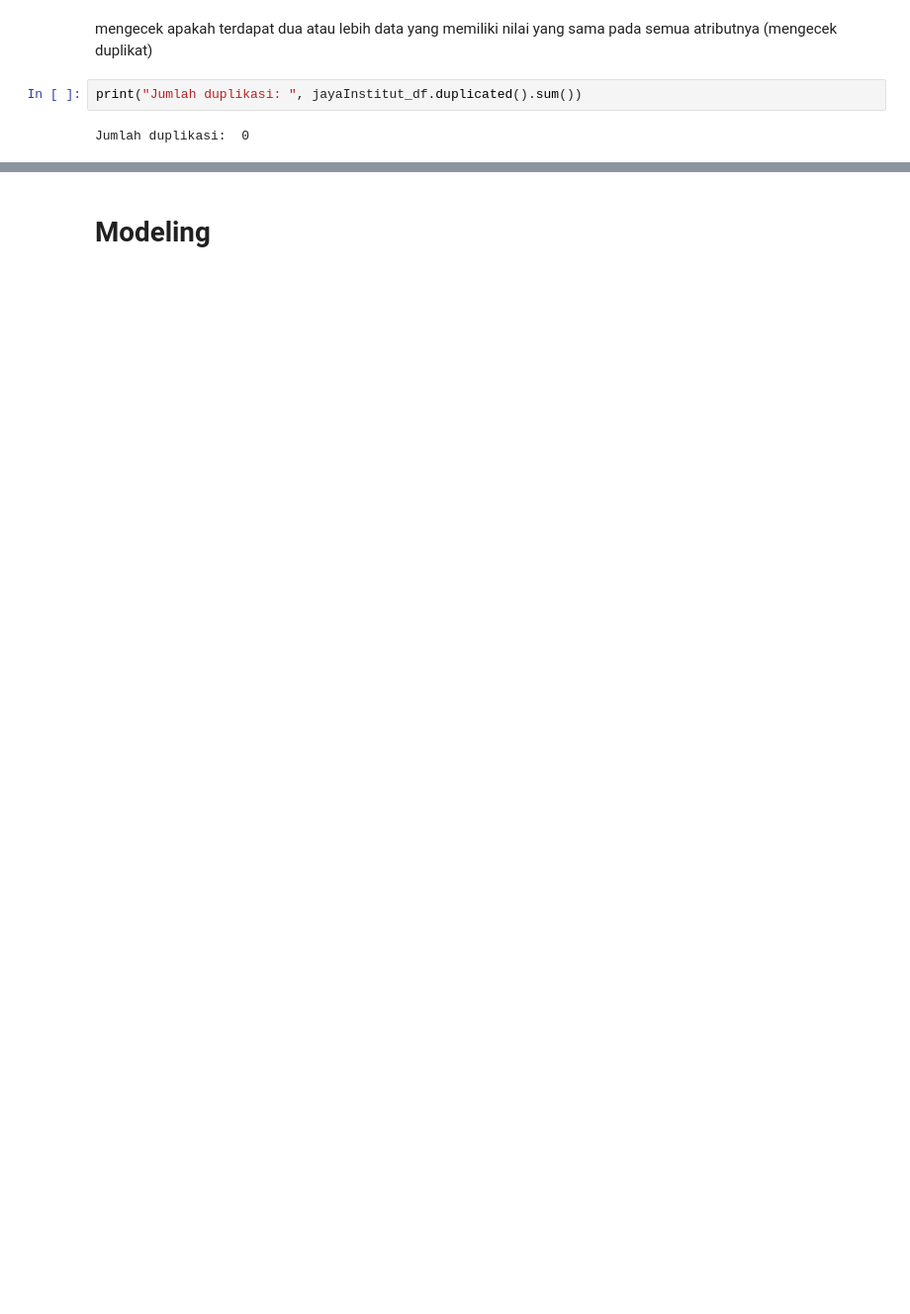
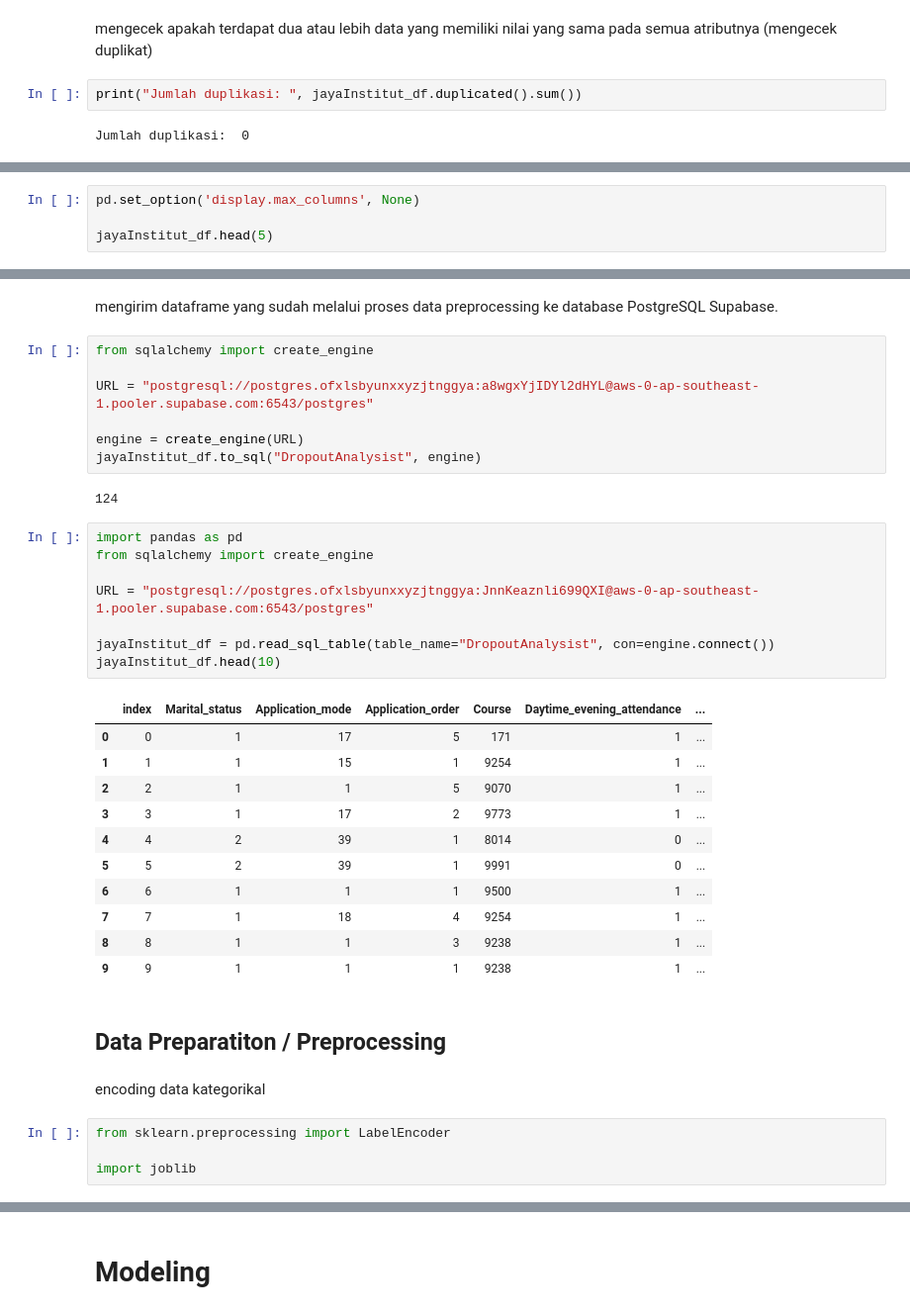
Before and after one commit to ImamSyabana/penerapan_DataScience_final, a Jupyter notebook: Final_submisi_penerapan_dataScience.ipynb, the cells around one changed output, grey strips where cells are left out. Shown at 99% size. Drawn from its saved outputs; the diff is of its cells as text; blank space fills up the shorter version.

```diff
--- a/Final_submisi_penerapan_dataScience.ipynb
+++ b/Final_submisi_penerapan_dataScience.ipynb
@@ -356,0 +199,4 @@ numerical_dis_plot(
+# %%
+pd.set_option('display.max_columns', None)
+
+jayaInstitut_df.head(5)
@@ -356,0 +263,39 @@ numerical_dis_plot(
+# %% [markdown]
+mengirim dataframe yang sudah melalui proses data preprocessing ke database PostgreSQL Supabase.
+# %%
+from sqlalchemy import create_engine
+
+URL = "postgresql://postgres.ofxlsbyunxxyzjtnggya:a8wgxYjIDYl2dHYL@aws-0-ap-southeast-1.pooler.supabase.com:6543/postgres"
+
+engine = create_engine(URL)
+jayaInstitut_df.to_sql("DropoutAnalysist", engine)
+# %% [output]
+124
+# %%
+import pandas as pd
+from sqlalchemy import create_engine
+
+URL = "postgresql://postgres.ofxlsbyunxxyzjtnggya:JnnKeaznli699QXI@aws-0-ap-southeast-1.pooler.supabase.com:6543/postgres"
+
+jayaInstitut_df = pd.read_sql_table(table_name="DropoutAnalysist", con=engine.connect())
+jayaInstitut_df.head(10)
+# %% [output]
+|  | index | Marital_status | Application_mode | Application_order | Course | Daytime_evening_attendance | ... |
+| 0 | 0 | 1 | 17 | 5 | 171 | 1 | ... |
+| 1 | 1 | 1 | 15 | 1 | 9254 | 1 | ... |
+| 2 | 2 | 1 | 1 | 5 | 9070 | 1 | ... |
+| 3 | 3 | 1 | 17 | 2 | 9773 | 1 | ... |
+| 4 | 4 | 2 | 39 | 1 | 8014 | 0 | ... |
+| 5 | 5 | 2 | 39 | 1 | 9991 | 0 | ... |
+| 6 | 6 | 1 | 1 | 1 | 9500 | 1 | ... |
+| 7 | 7 | 1 | 18 | 4 | 9254 | 1 | ... |
+| 8 | 8 | 1 | 1 | 3 | 9238 | 1 | ... |
+| 9 | 9 | 1 | 1 | 1 | 9238 | 1 | ... |
+# %% [markdown]
+## Data Preparatiton / Preprocessing
+# %% [markdown]
+encoding data kategorikal
+# %%
+from sklearn.preprocessing import LabelEncoder
+
+import joblib
```
Also changed, not shown: parts of 134 cells of this notebook.
